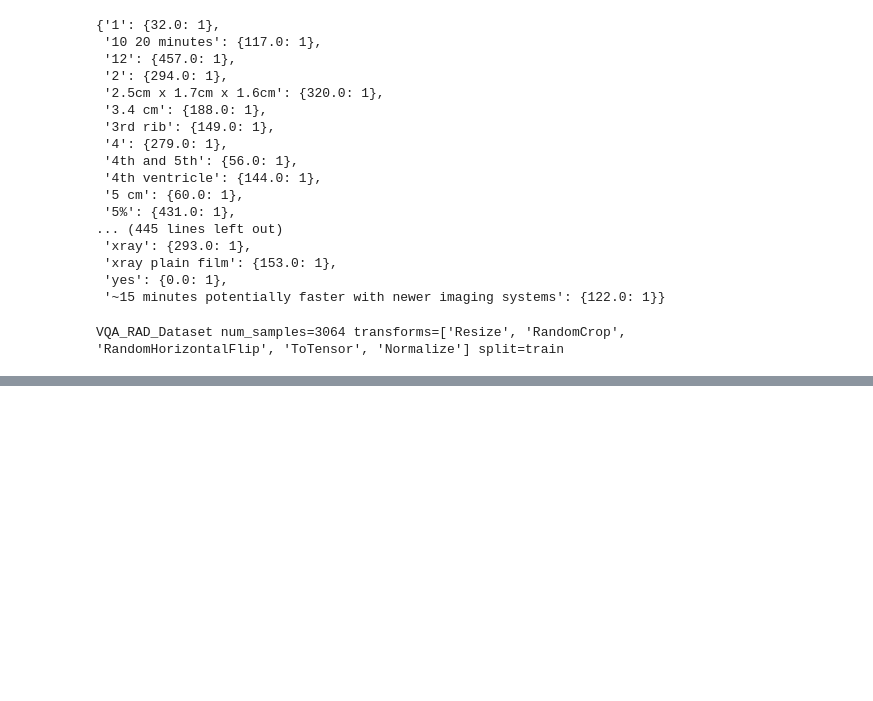
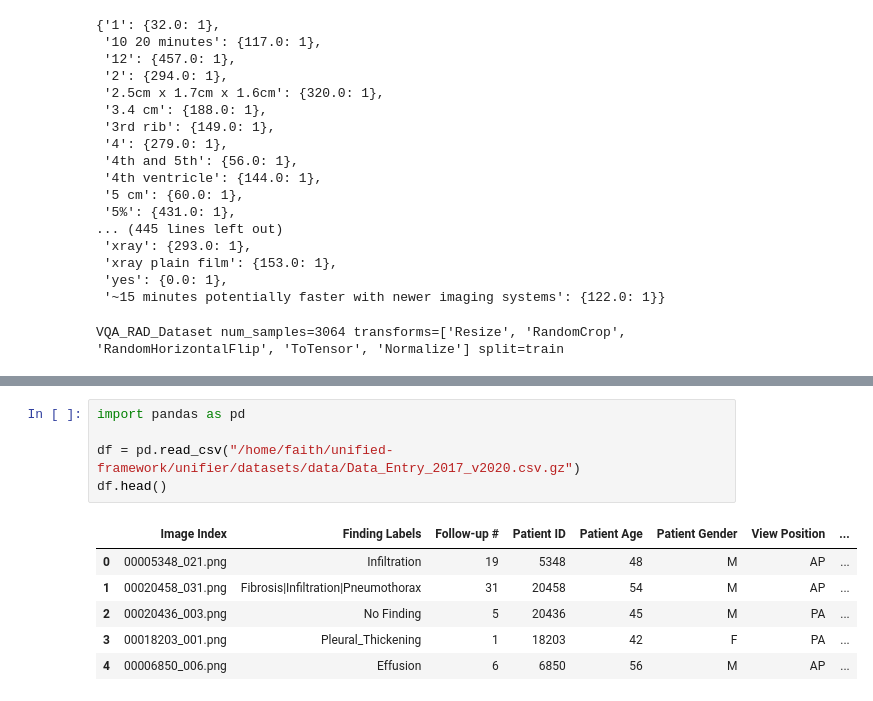
Before and after one commit to yangzhou12/BenchX, a Jupyter notebook: demo_notebooks/datasets.ipynb, the cells around one changed output, grey strips where cells are left out. Cells and saved outputs as stored; diff of their text form; blank space fills up the shorter version.

```diff
--- a/demo_notebooks/datasets.ipynb
+++ b/demo_notebooks/datasets.ipynb
@@ -159,0 +228,12 @@ VQA_RAD_Dataset num_samples=3064 transforms=['Resize', 'RandomCrop', 'RandomHori
+# %%
+import pandas as pd
+
+df = pd.read_csv("/home/faith/unified-framework/unifier/datasets/data/Data_Entry_2017_v2020.csv.gz")
+df.head()
+# %% [output]
+|  | Image Index | Finding Labels | Follow-up # | Patient ID | Patient Age | Patient Gender | View Position | ... |
+| 0 | 00005348_021.png | Infiltration | 19 | 5348 | 48 | M | AP | ... |
+| 1 | 00020458_031.png | Fibrosis|Infiltration|Pneumothorax | 31 | 20458 | 54 | M | AP | ... |
+| 2 | 00020436_003.png | No Finding | 5 | 20436 | 45 | M | PA | ... |
+| 3 | 00018203_001.png | Pleural_Thickening | 1 | 18203 | 42 | F | PA | ... |
+| 4 | 00006850_006.png | Effusion | 6 | 6850 | 56 | M | AP | ... |
```
Also changed, not shown: parts of 11 cells of this notebook, 54 other files.
